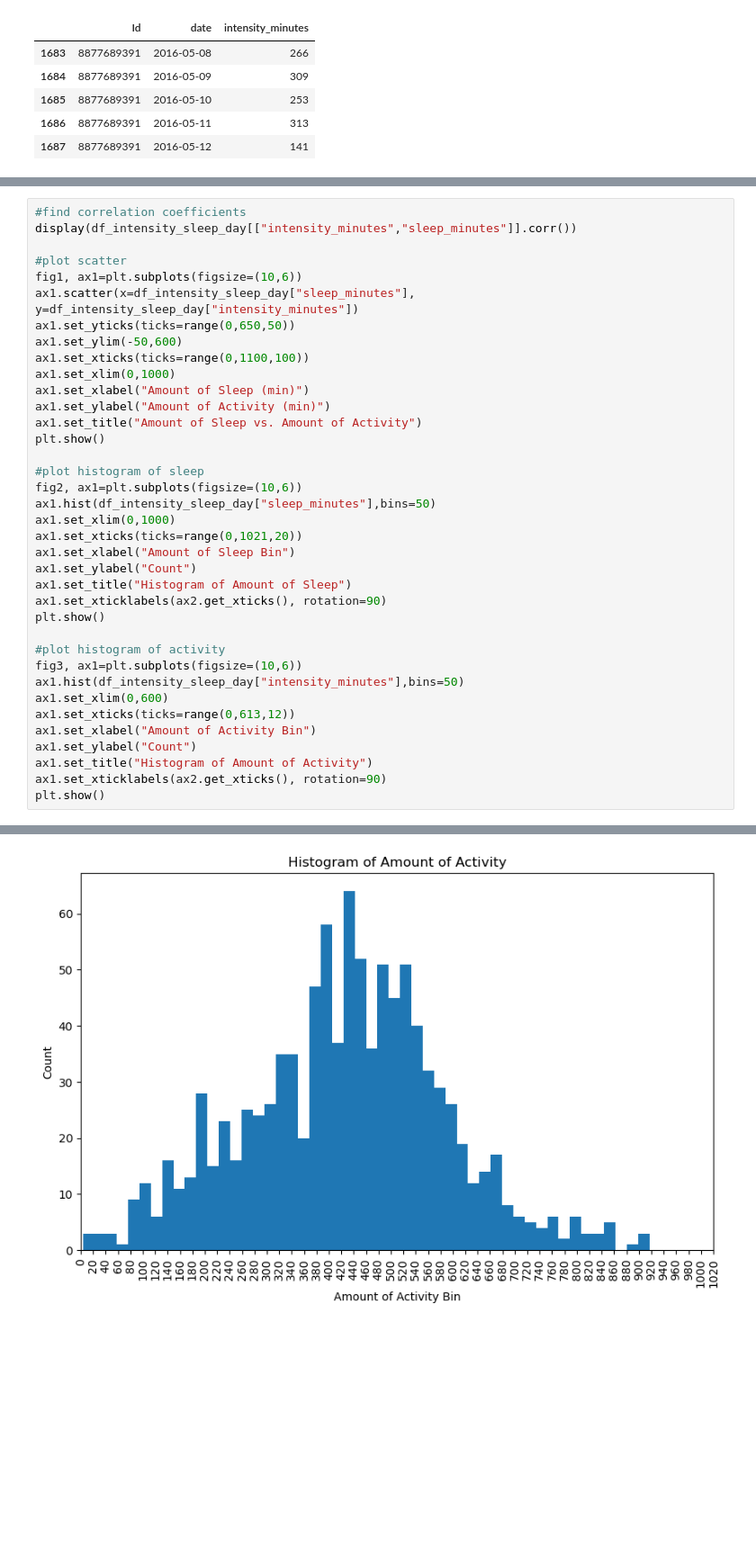
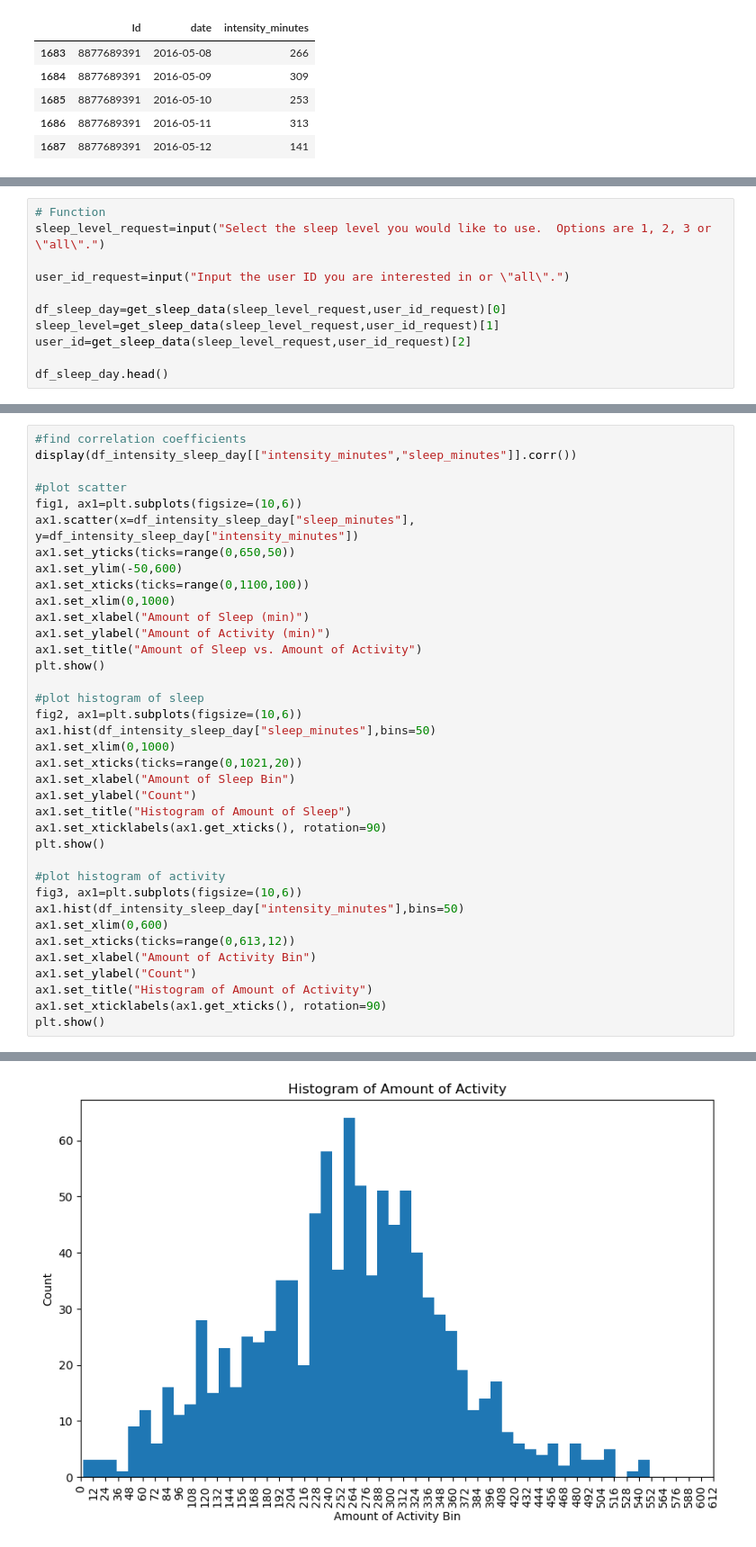
Before and after one commit to kashif45z2003/fitness_eda_Project, a Jupyter notebook: q2_sleep_impact.ipynb, the cells around one changed output, grey strips where cells are left out. Shown: that part at 90% size. Saved outputs shown, nothing was run; the diff lists cells and outputs as text; blank space fills up the shorter version.

Commit message:
added some functions and plotting

```diff
--- a/q2_sleep_impact.ipynb
+++ b/q2_sleep_impact.ipynb
@@ -119,0 +238,11 @@ df_sleep_day
+# %%
+# Function
+sleep_level_request=input("Select the sleep level you would like to use.  Options are 1, 2, 3 or \"all\".")
+
+user_id_request=input("Input the user ID you are interested in or \"all\".")
+
+df_sleep_day=get_sleep_data(sleep_level_request,user_id_request)[0]
+sleep_level=get_sleep_data(sleep_level_request,user_id_request)[1]
+user_id=get_sleep_data(sleep_level_request,user_id_request)[2]
+
+df_sleep_day.head()
@@ -158,33 +300,33 @@ ax1.set_xlim(0,1000)
 ax1.set_xlabel("Amount of Sleep (min)")
 ax1.set_ylabel("Amount of Activity (min)")
 ax1.set_title("Amount of Sleep vs. Amount of Activity")
 plt.show()
 
 #plot histogram of sleep
 fig2, ax1=plt.subplots(figsize=(10,6))
 ax1.hist(df_intensity_sleep_day["sleep_minutes"],bins=50)
 ax1.set_xlim(0,1000)
 ax1.set_xticks(ticks=range(0,1021,20))
 ax1.set_xlabel("Amount of Sleep Bin")
 ax1.set_ylabel("Count")
 ax1.set_title("Histogram of Amount of Sleep")
-ax1.set_xticklabels(ax2.get_xticks(), rotation=90)
+ax1.set_xticklabels(ax1.get_xticks(), rotation=90)
 plt.show()
 
 #plot histogram of activity
 fig3, ax1=plt.subplots(figsize=(10,6))
 ax1.hist(df_intensity_sleep_day["intensity_minutes"],bins=50)
 ax1.set_xlim(0,600)
 ax1.set_xticks(ticks=range(0,613,12))
 ax1.set_xlabel("Amount of Activity Bin")
 ax1.set_ylabel("Count")
 ax1.set_title("Histogram of Amount of Activity")
-ax1.set_xticklabels(ax2.get_xticks(), rotation=90)
+ax1.set_xticklabels(ax1.get_xticks(), rotation=90)
 plt.show()
 # %% [output]
 |  | intensity_minutes | sleep_minutes |
 | intensity_minutes | 1.000000 | -0.002819 |
 | sleep_minutes | -0.002819 | 1.000000 |
 [figure]
 [figure]
-[figure, old version]
+[figure, new version]
```
Also changed, not shown: parts of 26 cells of this notebook.
